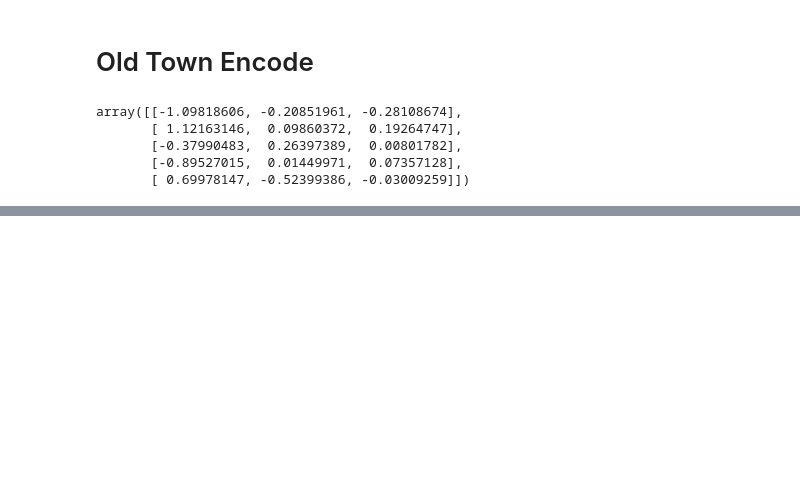
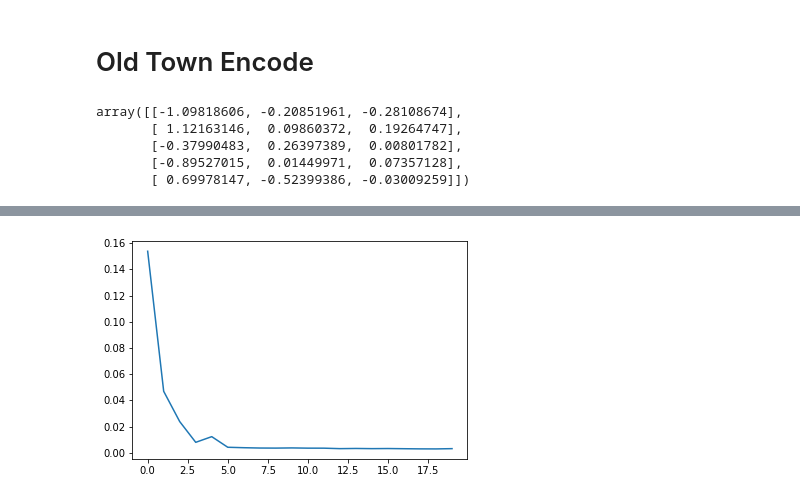
Before and after one commit to ctford/old-town-code, a Jupyter notebook: old-town-encode.ipynb, the cells around one changed output, grey strips where cells are left out. Cells and saved outputs as stored; diff of their text form; code cells hidden in the pictures; blank space fills up the shorter version.

Commit message:
Graph the loss over time.

```diff
--- a/old-town-encode.ipynb
+++ b/old-town-encode.ipynb
@@ -36,6 +36,9 @@ autoencoder = keras.models.Sequential([encoder, decoder])
 autoencoder.compile(loss="mse", optimizer=keras.optimizers.SGD(lr=1.5))
 # %%
 history = autoencoder.fit(X_train, X_train, epochs=20)
+
+plt.plot(history.history['loss'], label='Training loss')
+plt.show()
 # %% [output]
 Train on 600 samples
 Epoch 1/20
@@ -57,3 +60,4 @@ Epoch 20/20
+[figure, added]
 # %%
 codings = encoder.predict(X_train)
 
```
Also changed, not shown: parts of 4 cells of this notebook.
